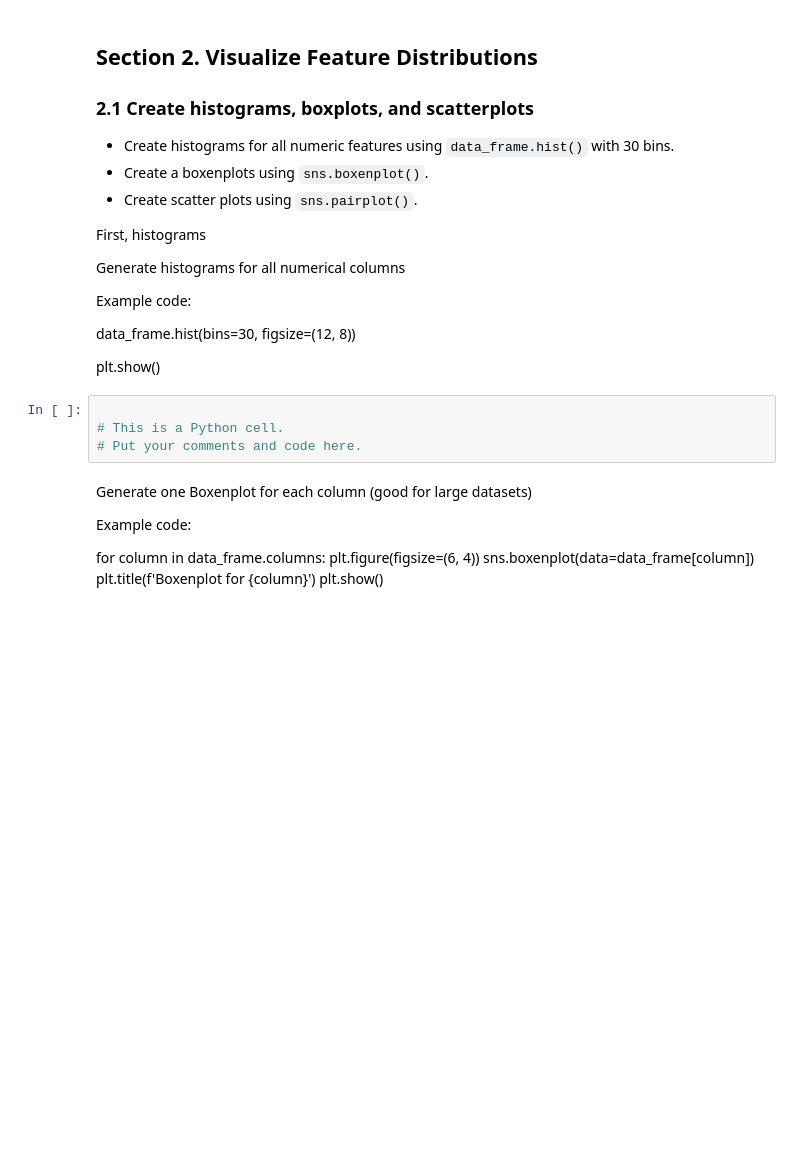
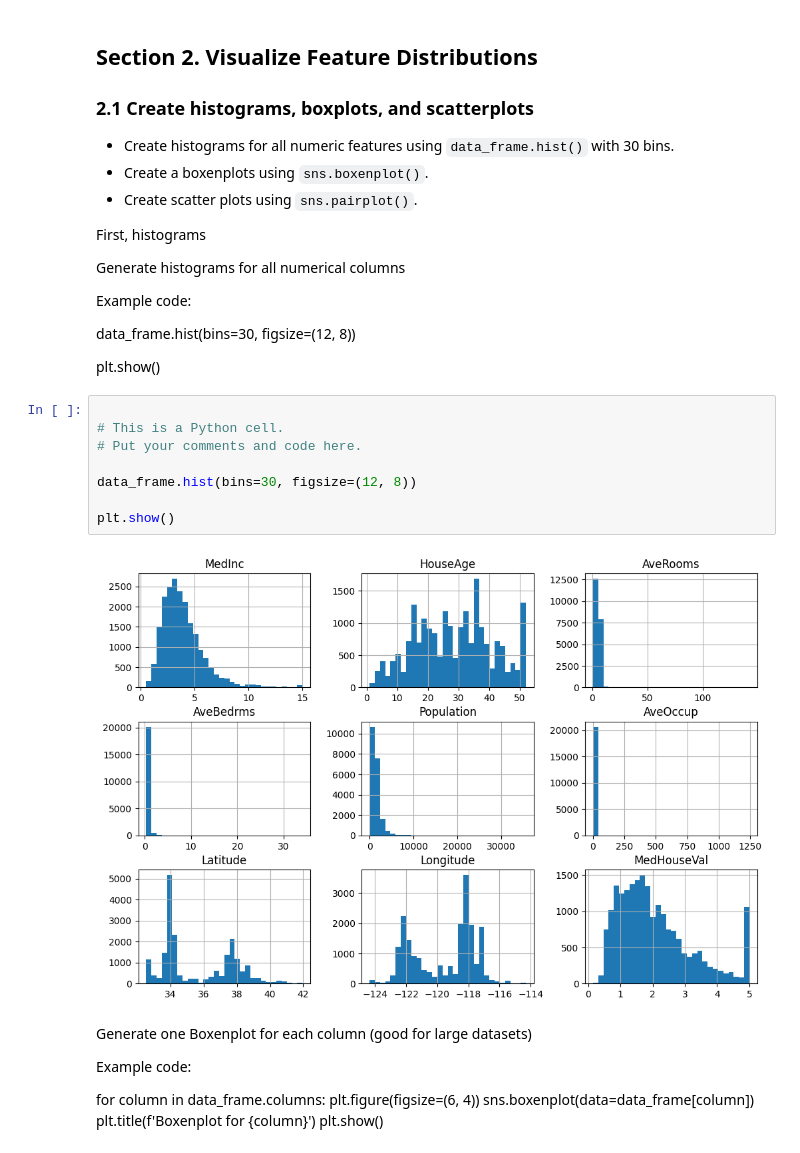
Before and after one commit to s256657/applied-ml-craigwilcox, a Jupyter notebook: lab01/ml01.ipynb, the cells around one changed output. Saved outputs shown, nothing was run; the diff lists cells and outputs as text; blank space fills up the shorter version.

```diff
--- a/lab01/ml01.ipynb
+++ b/lab01/ml01.ipynb
@@ -179,7 +179,13 @@ plt.show()
 # %%
 
 # This is a Python cell.
 # Put your comments and code here.
+
+data_frame.hist(bins=30, figsize=(12, 8))
+
+plt.show()
+# %% [output]
+[figure, added]
 # %% [markdown]
 Generate one Boxenplot for each column (good for large datasets)
 
```
Also changed, not shown: parts of 2 cells of this notebook.
